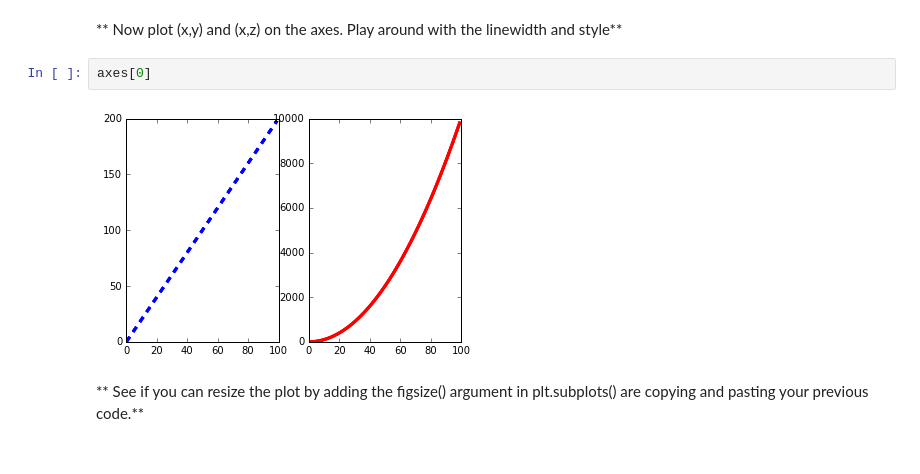
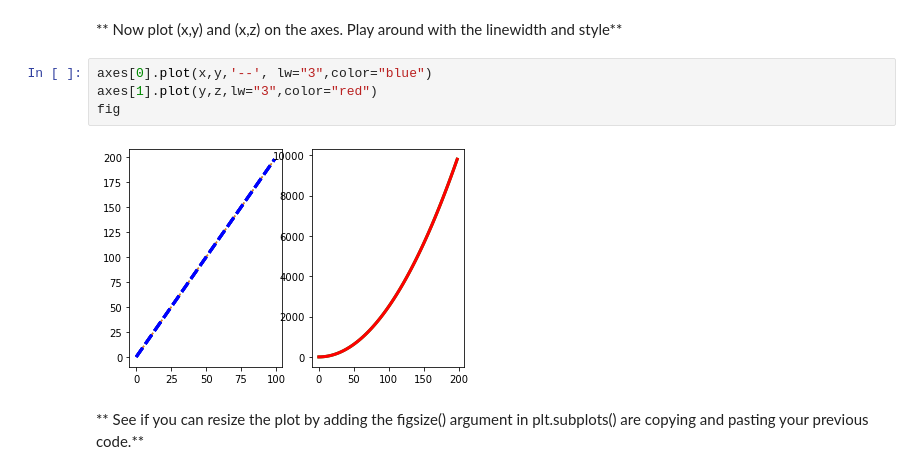
Before and after one commit to Anri-Lombard/machine-learningJP, a Jupyter notebook: 04-Matplotlib Exercises.ipynb, the cells around one changed output. Cells and saved outputs as stored; diff of their text form.

```diff
--- a/04-Matplotlib Exercises.ipynb
+++ b/04-Matplotlib Exercises.ipynb
@@ -92,9 +92,11 @@ fig,axes = plt.subplots(nrows=1,ncols=2)
 [figure]
 # %% [markdown]
 ** Now plot (x,y) and (x,z) on the axes. Play around with the linewidth and style**
-# %%
-axes[0]
-# %% [output]
-[figure, removed]
+# %%
+axes[0].plot(x,y,'--', lw="3",color="blue")
+axes[1].plot(y,z,lw="3",color="red")
+fig
+# %% [output]
+[figure, added]
 # %% [markdown]
 ** See if you can resize the plot by adding the figsize() argument in plt.subplots() are copying and pasting your previous code.**
```
Also changed, not shown: parts of 2 cells of this notebook.
